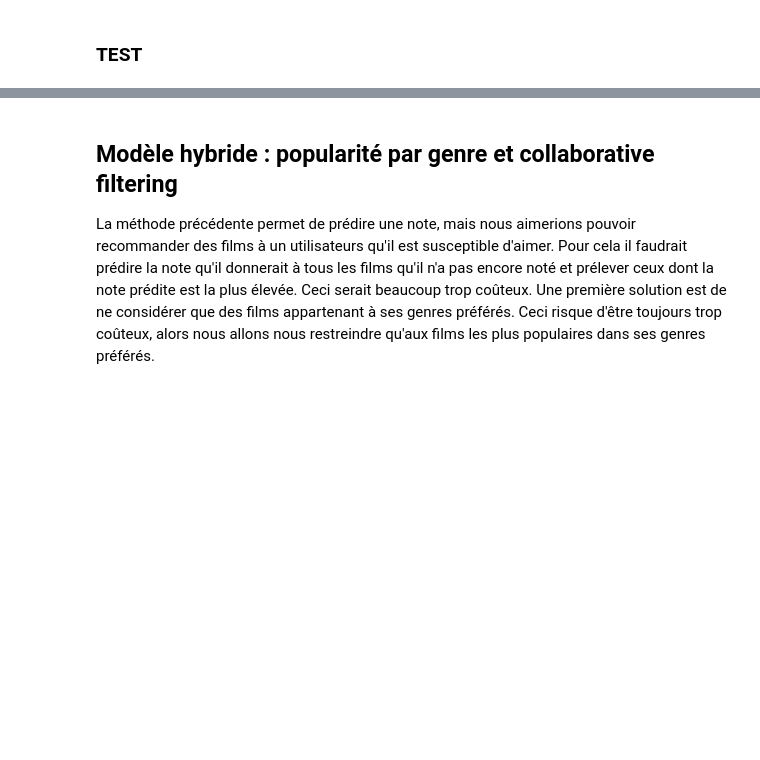
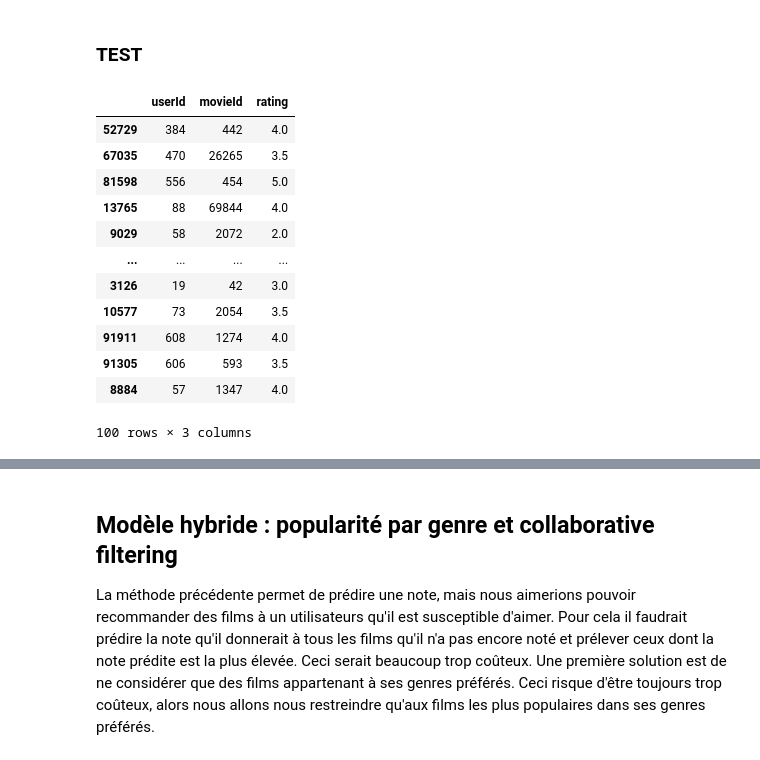
Before and after one commit to AnitaDurr/MovieRecommandation, a Jupyter notebook: MovieNotebook.ipynb, the cells around one changed output, grey strips where cells are left out. Cells and saved outputs as stored; diff of their text form; code cells hidden in the pictures; blank space fills up the shorter version.

```diff
--- a/MovieNotebook.ipynb
+++ b/MovieNotebook.ipynb
@@ -1869,5 +1888,8 @@ class HybridRecommender:
         return reco
 # %% [markdown]
 ### TEST
+# %%
+dfr_test = ratings.sample(100)
+dfc_test = dfm_cluster.sample(100)
 # %%
 hr = HybridRecommender(MemoryBasedPredictor, HierarchicalCluster)
@@ -1875 +1897,17 @@ hr.fit({'base':'user','ratings':ratings.sample(100)},{'dfm_cluster':dfm_cluster.
+# %%
+dfr_test
+# %% [output]
+|  | userId | movieId | rating |
+| 52729 | 384 | 442 | 4.0 |
+| 67035 | 470 | 26265 | 3.5 |
+| 81598 | 556 | 454 | 5.0 |
+| 13765 | 88 | 69844 | 4.0 |
+| 9029 | 58 | 2072 | 2.0 |
+| ... | ... | ... | ... |
+| 3126 | 19 | 42 | 3.0 |
+| 10577 | 73 | 2054 | 3.5 |
+| 91911 | 608 | 1274 | 4.0 |
+| 91305 | 606 | 593 | 3.5 |
+| 8884 | 57 | 1347 | 4.0 |
+100 rows × 3 columns
 # %%
```
Also changed, not shown: parts of 8 cells of this notebook.
